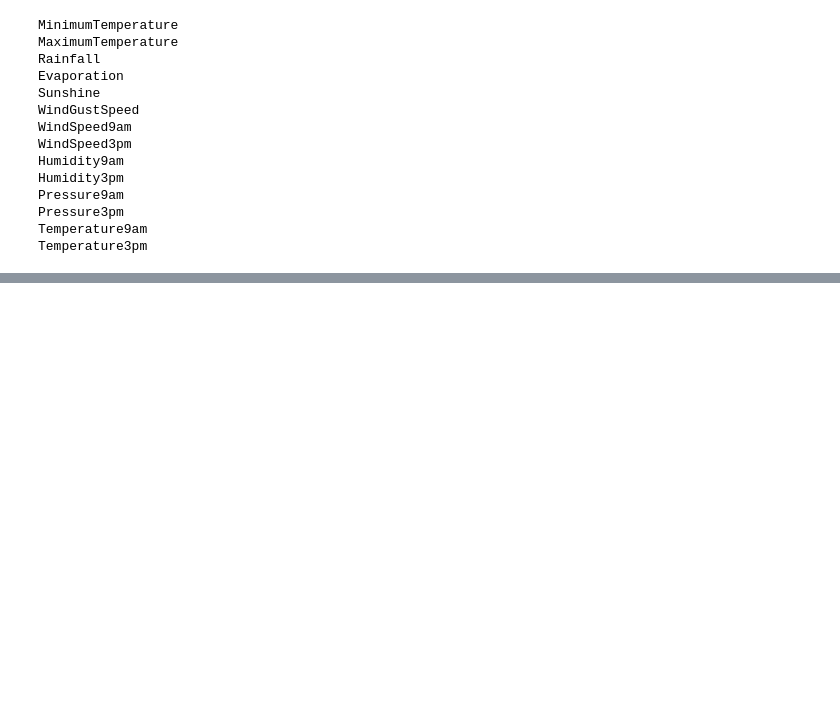
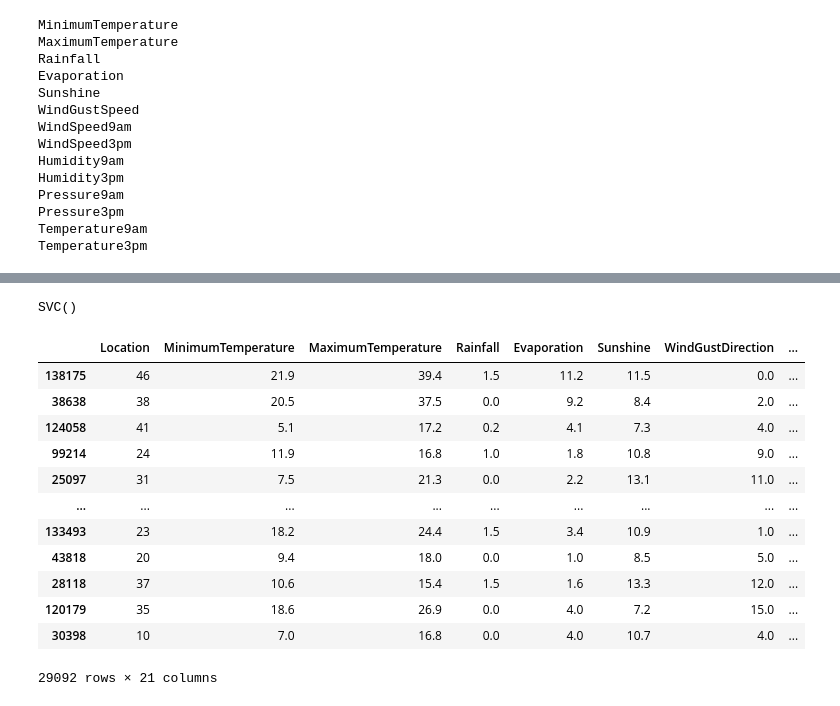
Before and after one commit to akshatagrawal234/SIH-1374_cloudBurstPredictionSystem_TechTitans, a Jupyter notebook: TechTitansProject.ipynb, the cells around one changed output, grey strips where cells are left out. Saved outputs shown, nothing was run; the diff lists cells and outputs as text; code cells hidden in the pictures; blank space fills up the shorter version.

```diff
--- a/TechTitansProject.ipynb
+++ b/TechTitansProject.ipynb
@@ -412,0 +582,6 @@ print(mean_value1-3*std_value1,mean_value1+3*std_value1)
+# %%
+x1=cloud_df.drop(columns = ['CloudBurstTomorrow','Date'])
+y1=cloud_df['CloudBurstTomorrow']
+
+print(x1.shape)
+print(y1.shape)
@@ -412,0 +591,9 @@ print(mean_value1-3*std_value1,mean_value1+3*std_value1)
+# %%
+from sklearn.model_selection import train_test_split
+from sklearn.model_selection import cross_val_score
+
+from sklearn.linear_model import LogisticRegression
+from sklearn.metrics import r2_score
+
+from sklearn.preprocessing import PowerTransformer
+x1_train,x1_test,y1_train,y1_test=train_test_split(x1,y1,test_size=0.2,random_state=0)
@@ -412,0 +732,21 @@ print(mean_value1-3*std_value1,mean_value1+3*std_value1)
+# %%
+svc = SVC()
+svc.fit(x1_train, y1_train)
+# %% [output]
+SVC()
+# %%
+x1_test
+# %% [output]
+|  | Location | MinimumTemperature | MaximumTemperature | Rainfall | Evaporation | Sunshine | WindGustDirection | ... |
+| 138175 | 46 | 21.9 | 39.4 | 1.5 | 11.2 | 11.5 | 0.0 | ... |
+| 38638 | 38 | 20.5 | 37.5 | 0.0 | 9.2 | 8.4 | 2.0 | ... |
+| 124058 | 41 | 5.1 | 17.2 | 0.2 | 4.1 | 7.3 | 4.0 | ... |
+| 99214 | 24 | 11.9 | 16.8 | 1.0 | 1.8 | 10.8 | 9.0 | ... |
+| 25097 | 31 | 7.5 | 21.3 | 0.0 | 2.2 | 13.1 | 11.0 | ... |
+| ... | ... | ... | ... | ... | ... | ... | ... | ... |
+| 133493 | 23 | 18.2 | 24.4 | 1.5 | 3.4 | 10.9 | 1.0 | ... |
+| 43818 | 20 | 9.4 | 18.0 | 0.0 | 1.0 | 8.5 | 5.0 | ... |
+| 28118 | 37 | 10.6 | 15.4 | 1.5 | 1.6 | 13.3 | 12.0 | ... |
+| 120179 | 35 | 18.6 | 26.9 | 0.0 | 4.0 | 7.2 | 15.0 | ... |
+| 30398 | 10 | 7.0 | 16.8 | 0.0 | 4.0 | 10.7 | 4.0 | ... |
+29092 rows × 21 columns
```
Also changed, not shown: parts of 51 cells of this notebook, 2 other files.
